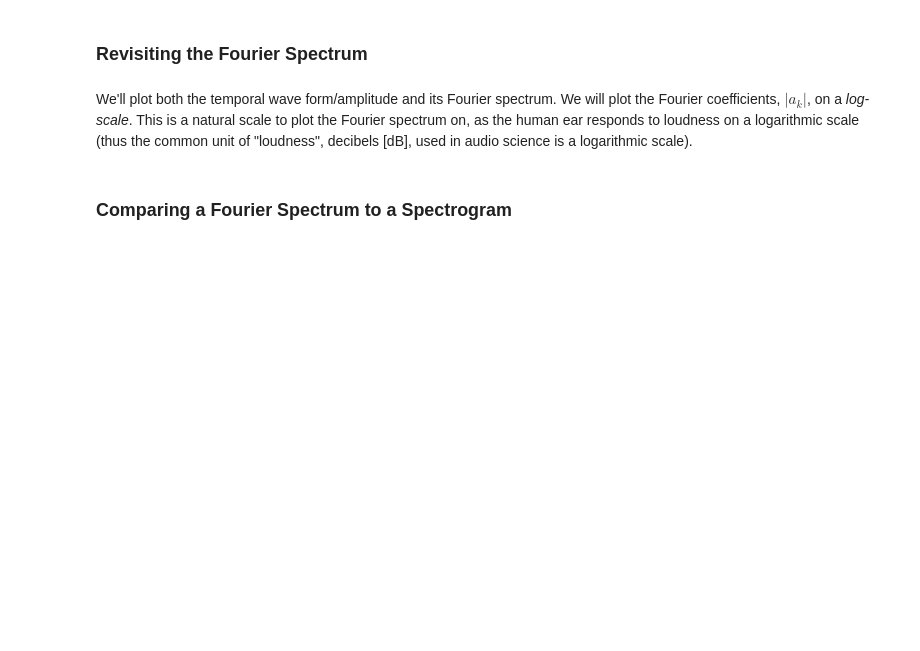
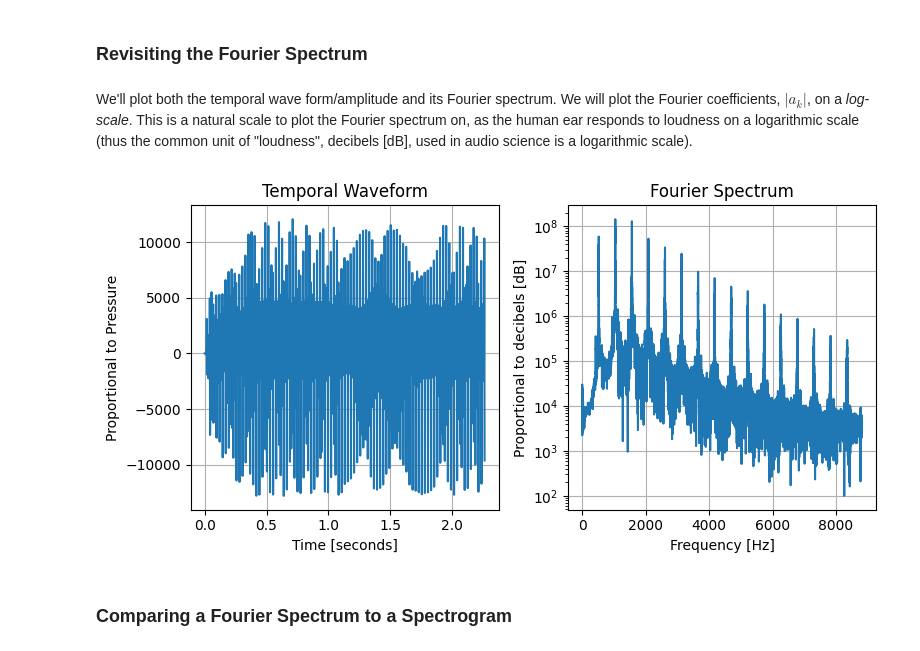
Before and after one commit to Cog-gurts/Shazam-Project, a Jupyter notebook: Day 4/spectrogram_STUDENT.ipynb, the cells around one changed output. Saved outputs shown, nothing was run; the diff lists cells and outputs as text; code cells hidden in the pictures; blank space fills up the shorter version.

```diff
--- a/Day 4/spectrogram_STUDENT.ipynb
+++ b/Day 4/spectrogram_STUDENT.ipynb
@@ -48,35 +50,39 @@ fig, (ax0, ax1) = plt.subplots(ncols=2, figsize=(8, 4))
 # Compute the times at which each sample was recorded in seconds
 
 # Define the following variable(s)
 # `time`: array storing t_0, t_1, ..., t_{N-1}
-# STUDENT CODE HERE
+time = np.arange(len(recorded_audio)) / sampling_rate
 
 # Plotting the waveform (every 100th datapoint for sake of efficiency)
 ax0.plot(time[::100], recorded_audio[::100])
 ax0.set_xlabel("Time [seconds]")
 ax0.set_ylabel("Proportional to Pressure")
 ax0.set_title("Temporal Waveform")
 ax0.grid(True)
 
 
 # Plotting the Fourier spectrum
 
 # Compute the real-valued Fourier coefficents for this recording
 # and the corresponding frequencies (in Hz)
 
 # Define the following variable(s)
 # `ak`: array storing the real-valued Fourier coeffs: a_0, a_1, ..., a_{N//2}
 # `fk`: array storing the associated frequencies: 0/T, 1/T, ..., (N//2)/T
 
-# STUDENT CODE HERE
+T = len(recorded_audio) / sampling_rate
+ak = np.abs(np.fft.rfft(recorded_audio))
+fk = np.arange(len(ak)) / T
 
 ax1.plot(fk[:20000], ak[:20000])
 ax1.set_title("Fourier Spectrum")
 ax1.set_xlabel("Frequency [Hz]")
 ax1.set_ylabel("Proportional to decibels [dB]")
 ax1.grid(True)
 ax1.set_yscale("log")
 fig.tight_layout()
+# %% [output]
+[figure, added]
 # %% [markdown]
 ### Comparing a Fourier Spectrum to a Spectrogram
 # %% [markdown]
```
Also changed, not shown: parts of 16 cells of this notebook, 1 other file.
